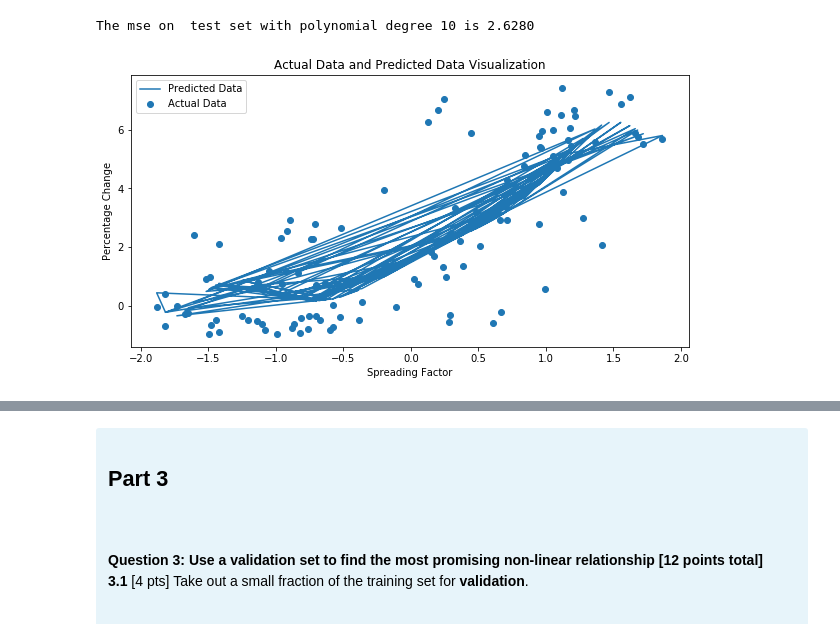
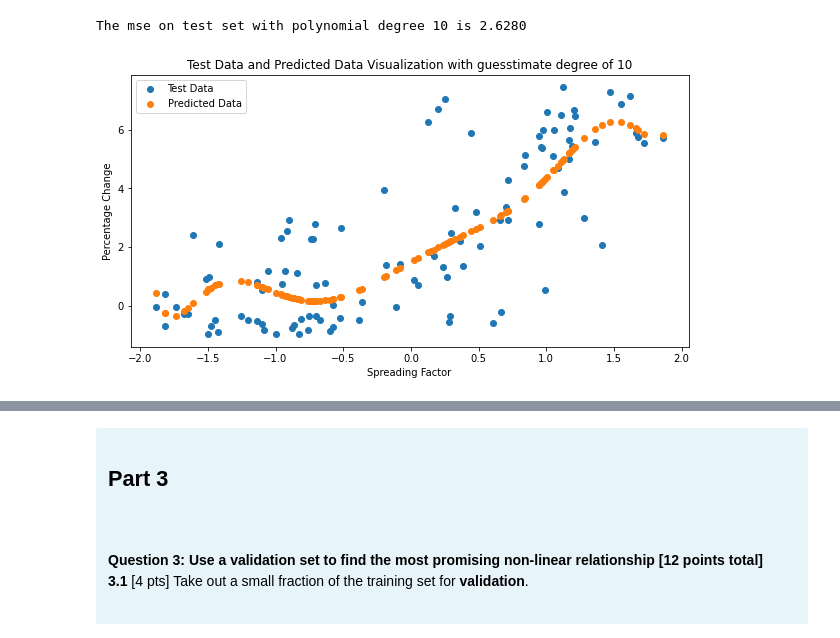
Before and after one commit to Wangsherpa/homeworks, a Jupyter notebook: Homework-2/ai1_c1_homework2_students.ipynb, the cells around one changed output, grey strips where cells are left out. Saved outputs shown, nothing was run; the diff lists cells and outputs as text; code cells hidden in the pictures.

```diff
--- a/Homework-2/ai1_c1_homework2_students.ipynb
+++ b/Homework-2/ai1_c1_homework2_students.ipynb
@@ -232,13 +232,13 @@ The mse on  test set with polynomial degree 10 is 2.6280
 # %%
 # Plot the actual data and predicted data
 
 plt.figure(figsize=(10, 5))
-plt.scatter(x_test, y_test, label="Actual Data")
-plt.plot(x_test, y_preds, label="Predicted Data")
-plt.title("Actual Data and Predicted Data Visualization")
+plt.scatter(x_test, y_test, label="Test Data")
+plt.scatter(x_test, y_preds, label="Predicted Data")
+plt.title("Test Data and Predicted Data Visualization with guesstimate degree of 10")
 plt.xlabel("Spreading Factor")
 plt.ylabel("Percentage Change")
 plt.legend()
 plt.show()
 # %% [output]
-[figure, old version]
+[figure, new version]
```
Also changed, not shown: parts of 41 cells of this notebook.
